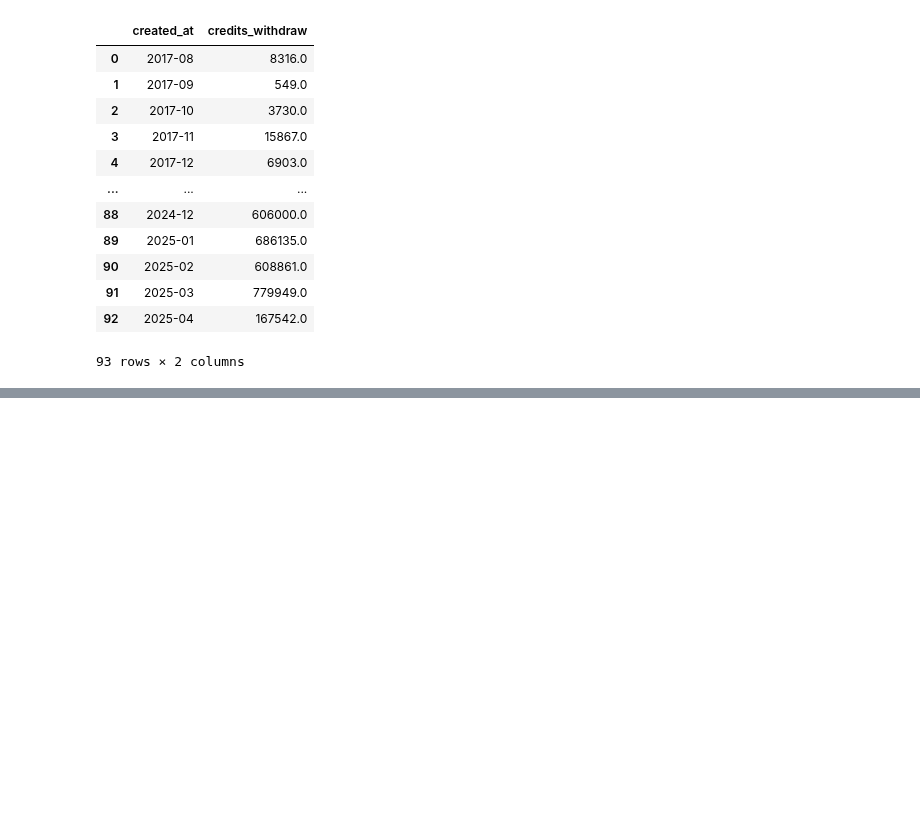
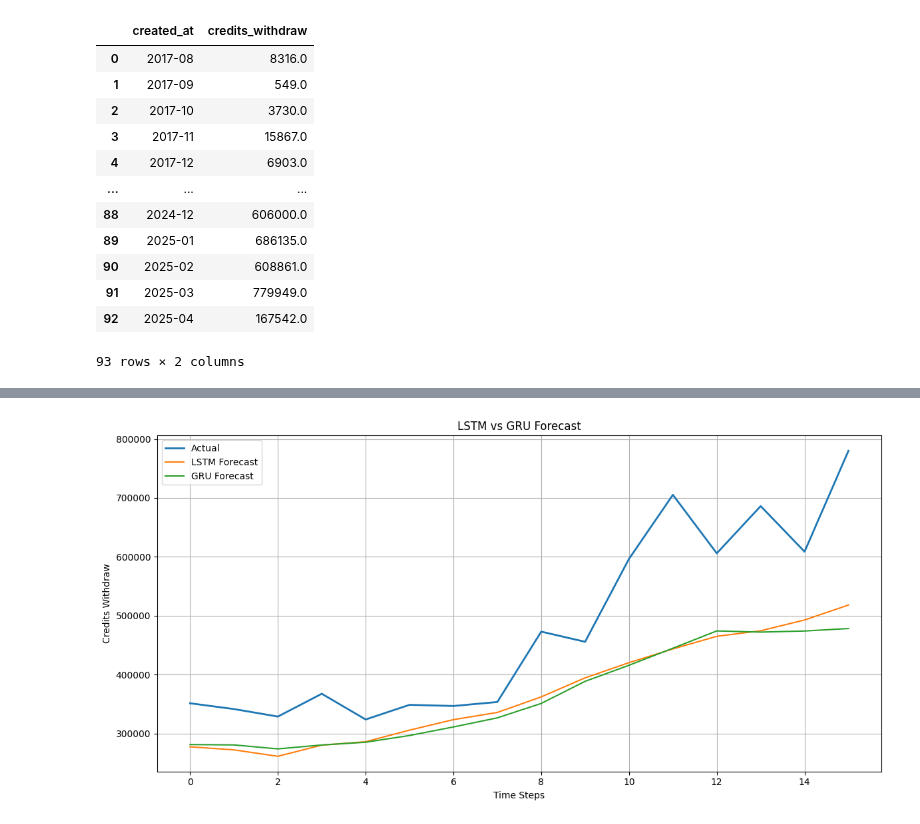
Before and after one commit to vuva00/DP-DataEight, a Jupyter notebook: sandbox/modeling-time_series.ipynb, the cells around one changed output, grey strips where cells are left out. Saved outputs shown, nothing was run; the diff lists cells and outputs as text; code cells hidden in the pictures; blank space fills up the shorter version.

```diff
--- a/sandbox/modeling-time_series.ipynb
+++ b/sandbox/modeling-time_series.ipynb
@@ -123,9 +123,9 @@ lstm_model.fit(X_train, y_train, epochs=500, batch_size=32, verbose=0)
 gru_model = Sequential([
     GRU(128, return_sequences=True, input_shape=(window_size, 1)),
     Dropout(0.2),
-    GRU(64, return_sequences=False),
+    GRU(64, return_sequences=True),
     Dropout(0.2),
-    GRU(32, return_sequences=True),
+    GRU(32, return_sequences=False),
     Dropout(0.2),
     Dense(1)
 ])
@@ -158,3 +158,4 @@ plt.legend()
 plt.grid(True)
 plt.tight_layout()
 plt.show()
+# %% [output]
@@ -160,0 +164 @@ plt.show()
+[figure, added]
```
Also changed, not shown: parts of 1 cell of this notebook.
